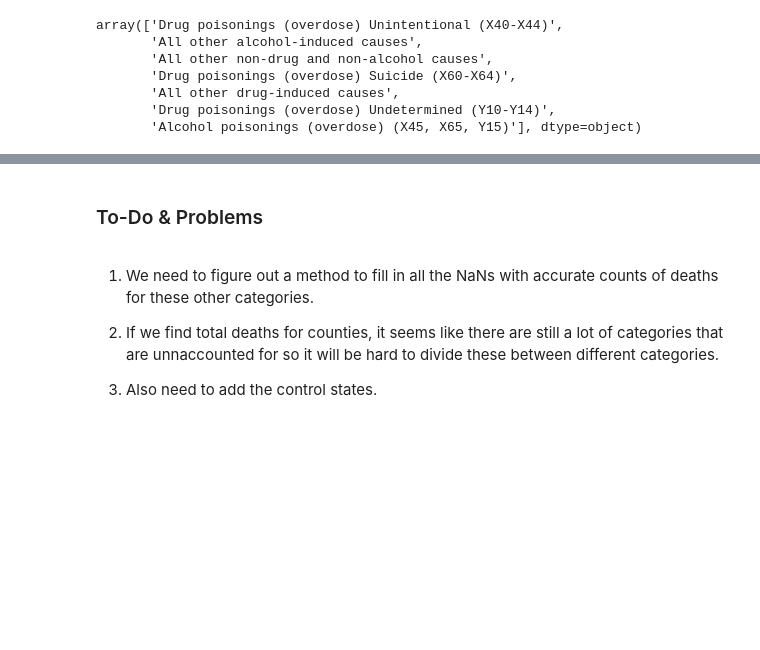
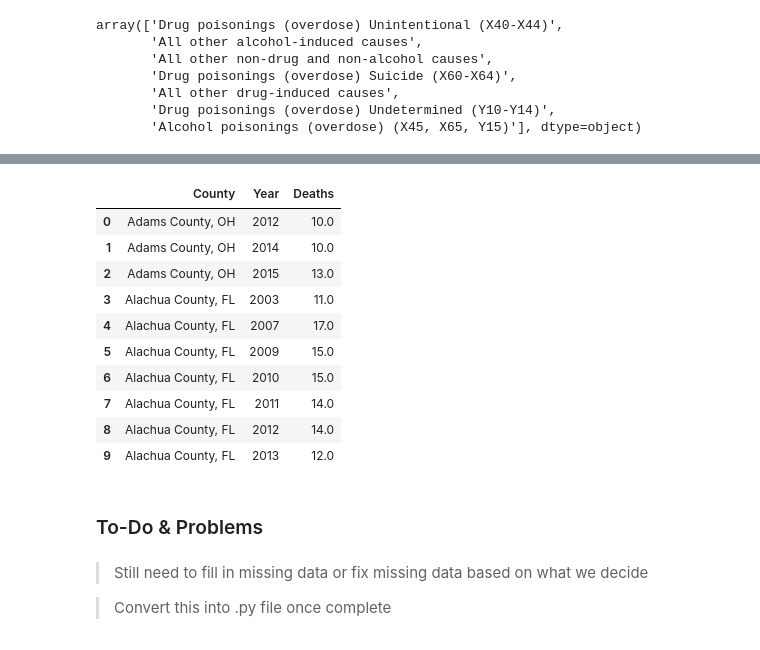
Before and after one commit to MIDS-at-Duke/opioid-2023-kml, a Jupyter notebook: cleaning_us_vital/load_us_vital.ipynb, the cells around one changed output, grey strips where cells are left out. Drawn from its saved outputs; the diff is of its cells as text; code cells hidden in the pictures; blank space fills up the shorter version.

```diff
--- a/cleaning_us_vital/load_us_vital.ipynb
+++ b/cleaning_us_vital/load_us_vital.ipynb
@@ -150,0 +205,16 @@ final_temp_df.head(39)
+# %%
+output_file_path1 = os.path.join("state_text_files", "drug_deaths.txt")
+result_df.to_csv(output_file_path1, sep="\t", index=False)
+result_df.head(10)
+# %% [output]
+|  | County | Year | Deaths |
+| 0 | Adams County, OH | 2012 | 10.0 |
+| 1 | Adams County, OH | 2014 | 10.0 |
+| 2 | Adams County, OH | 2015 | 13.0 |
+| 3 | Alachua County, FL | 2003 | 11.0 |
+| 4 | Alachua County, FL | 2007 | 17.0 |
+| 5 | Alachua County, FL | 2009 | 15.0 |
+| 6 | Alachua County, FL | 2010 | 15.0 |
+| 7 | Alachua County, FL | 2011 | 14.0 |
+| 8 | Alachua County, FL | 2012 | 14.0 |
+| 9 | Alachua County, FL | 2013 | 12.0 |
@@ -151,8 +227,6 @@ final_temp_df.head(39)
 # %% [markdown]
 ### To-Do & Problems
-# %% [markdown]
-1. We need to figure out a method to fill in all the NaNs with accurate counts of deaths for these other categories.
-
-2. If we find total deaths for counties, it seems like there are still a lot of categories that are unnaccounted for so it will be hard to divide these between different categories.
-
-3. Also need to add the control states.
+# %% [markdown]
+> Still need to fill in missing data or fix missing data based on what we decide
+
+> Convert this into  .py file once complete
```
Also changed, not shown: parts of 16 cells of this notebook, 3 other files.
